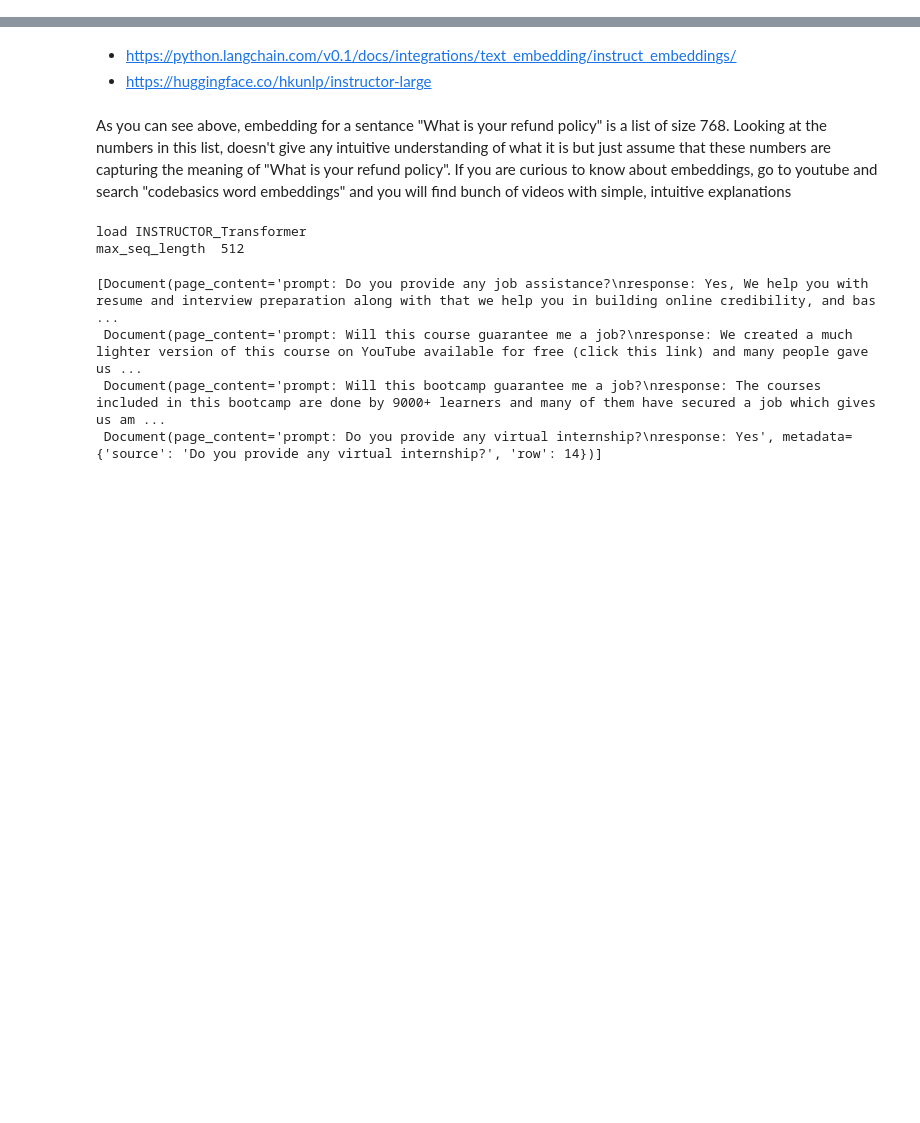
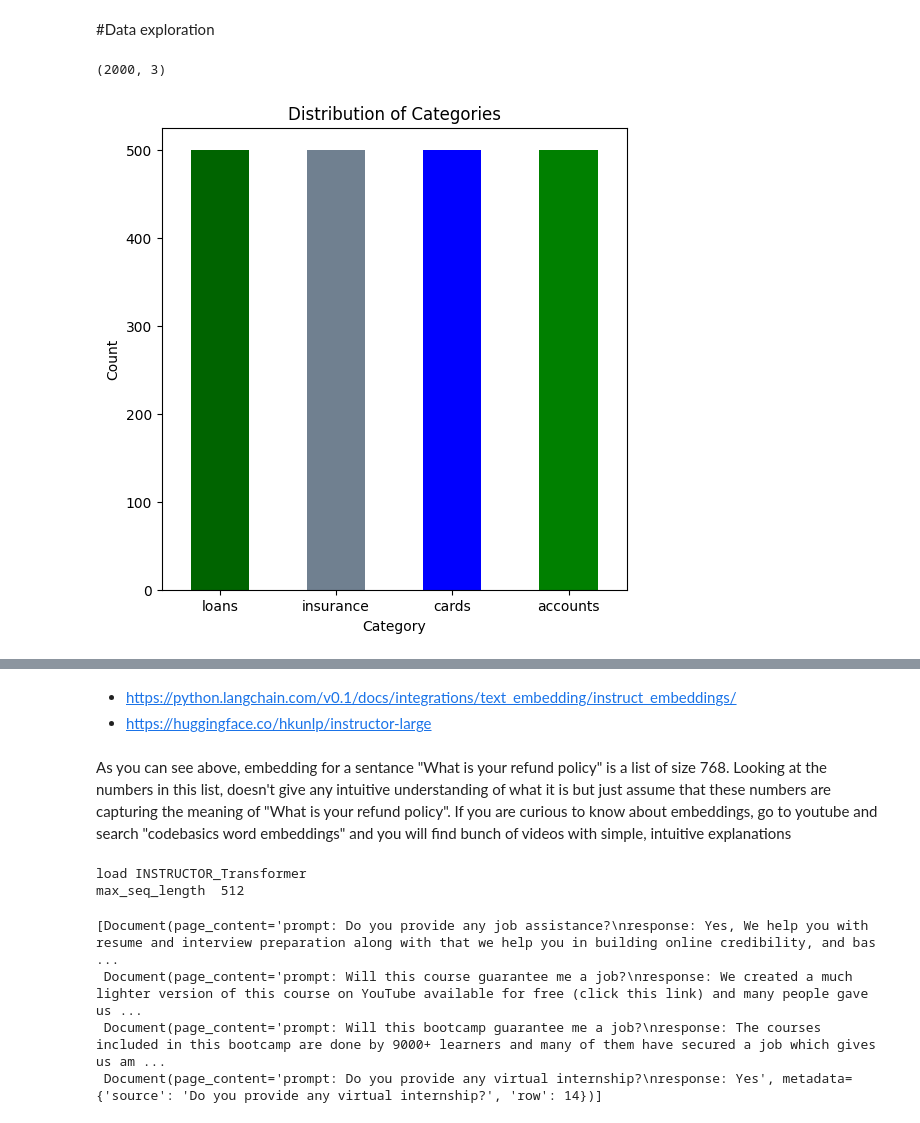
Before and after one commit to commitit/FinalProject, a Jupyter notebook: LLM.ipynb, the cells around one changed output, grey strips where cells are left out. Cells and saved outputs as stored; diff of their text form; code cells hidden in the pictures; blank space fills up the shorter version.

```diff
--- a/LLM.ipynb
+++ b/LLM.ipynb
@@ -2,0 +16,5 @@
+# %%
+path_to_csv = '/content/gdrive/MyDrive/DATA/BankFAQEx.csv'
+# %%
+df = pd.read_csv(path_to_csv)
+df.head()
@@ -3,2 +28,29 @@
+# %% [markdown]
+#Data exploration
+# %%
+df.shape
+# %% [output]
+(2000, 3)
+# %%
+from matplotlib import pyplot as plt
+
+# Set the size of the figure
+plt.figure(figsize=(6, 6))
+
+# Plot the 'sentiment' column as a bar plot with specified colors
+df.Class.value_counts().plot(kind='bar', color=['darkgreen', 'slategrey', 'blue', 'green'])
+
+# Set the title and labels
+plt.title('Distribution of Categories')
+plt.xlabel('Category')
+plt.ylabel('Count')
+
+# Rotate x-axis labels
+plt.xticks(rotation=0)  # 0 degrees rotation
+
+# Display the plot
+plt.show()
+# %% [output]
+[figure, added]
 # %%
 pip install langchain python-dotenv streamlit tiktoken faiss-cpu protobuf
```
Also changed, not shown: parts of 7 cells of this notebook.
